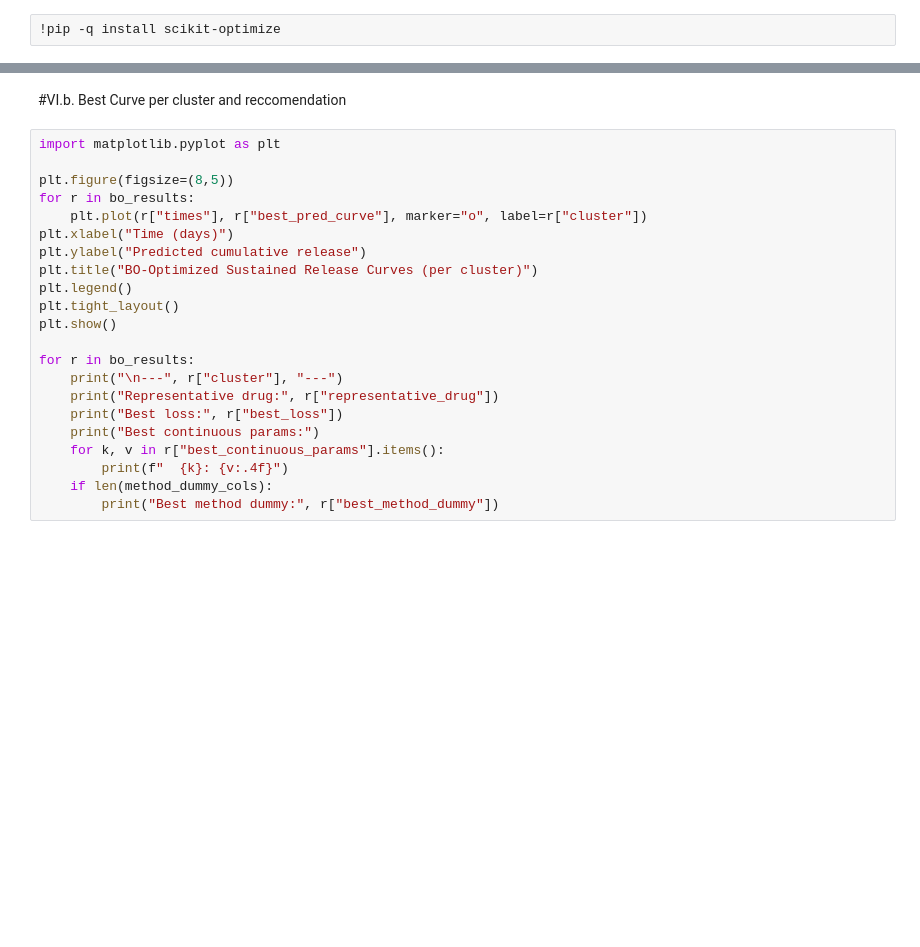
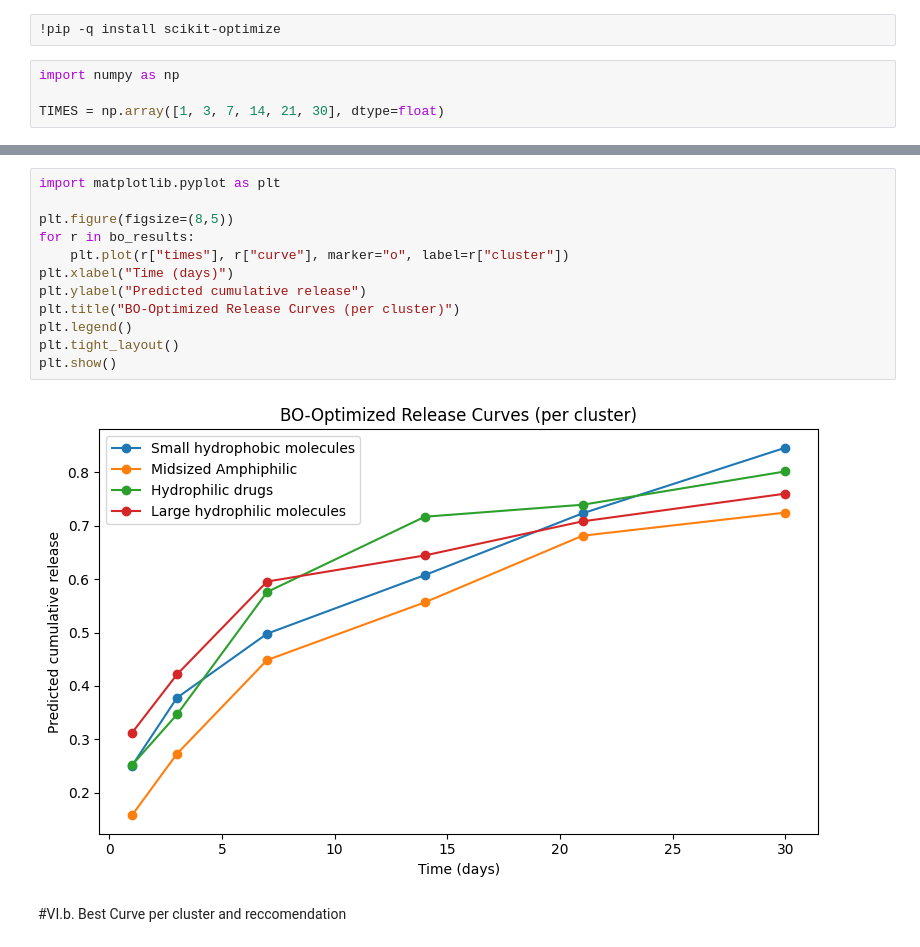
Before and after one commit to semmatoninn/PLGA-Microparticles-Drug-Release, a Jupyter notebook: PLGAmicroparticle.ipynb, the cells around one changed output, grey strips where cells are left out. Saved outputs shown, nothing was run; the diff lists cells and outputs as text; blank space fills up the shorter version.

```diff
--- a/PLGAmicroparticle.ipynb
+++ b/PLGAmicroparticle.ipynb
@@ -1346,3 +1728,7 @@ def predict_curve_xgb(model, base_row, params_cont, times, method_cols=None, met
 #VI. a. Bayesian Optimization per cluster
 # %%
 !pip -q install scikit-optimize
+# %%
+import numpy as np
+
+TIMES = np.array([1, 3, 7, 14, 21, 30], dtype=float)
@@ -1427,24 +1835,16 @@ bo_results[0].keys()
+# %%
+import matplotlib.pyplot as plt
+
+plt.figure(figsize=(8,5))
+for r in bo_results:
+    plt.plot(r["times"], r["curve"], marker="o", label=r["cluster"])
+plt.xlabel("Time (days)")
+plt.ylabel("Predicted cumulative release")
+plt.title("BO-Optimized Release Curves (per cluster)")
+plt.legend()
+plt.tight_layout()
+plt.show()
+# %% [output]
+[figure, added]
 # %% [markdown]
 #VI.b. Best Curve per cluster and reccomendation
-# %%
-import matplotlib.pyplot as plt
-
-plt.figure(figsize=(8,5))
-for r in bo_results:
-    plt.plot(r["times"], r["best_pred_curve"], marker="o", label=r["cluster"])
-plt.xlabel("Time (days)")
-plt.ylabel("Predicted cumulative release")
-plt.title("BO-Optimized Sustained Release Curves (per cluster)")
-plt.legend()
-plt.tight_layout()
-plt.show()
-
-for r in bo_results:
-    print("\n---", r["cluster"], "---")
-    print("Representative drug:", r["representative_drug"])
-    print("Best loss:", r["best_loss"])
-    print("Best continuous params:")
-    for k, v in r["best_continuous_params"].items():
-        print(f"  {k}: {v:.4f}")
-    if len(method_dummy_cols):
-        print("Best method dummy:", r["best_method_dummy"])
```
Also changed, not shown: parts of 57 cells of this notebook.
